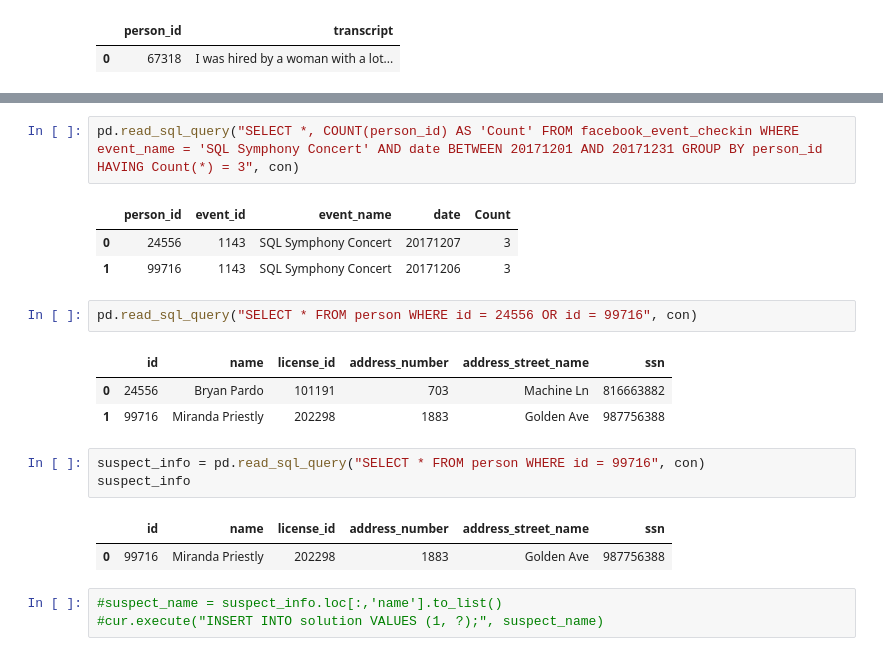
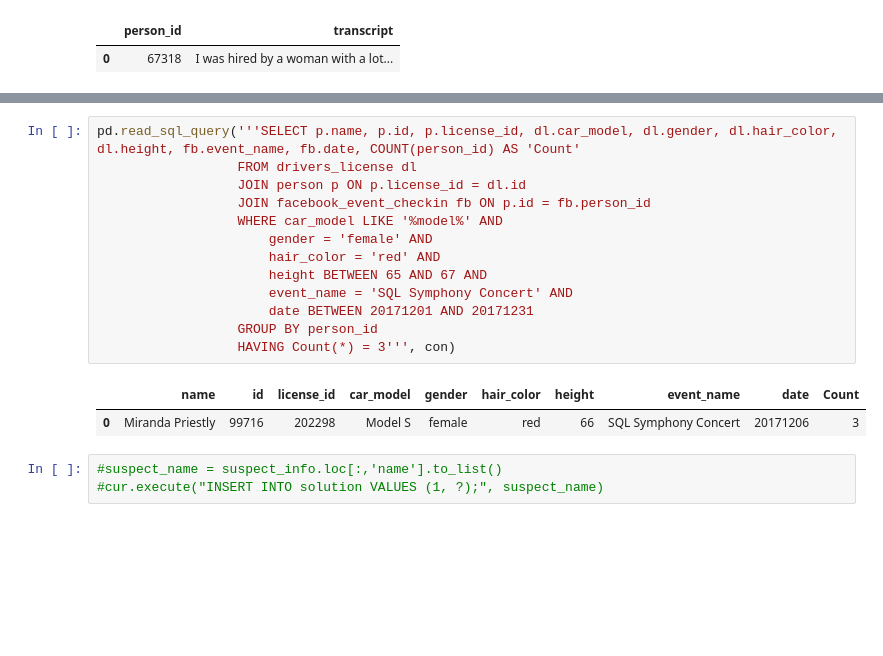
Before and after one commit to GabeNazario/SQL_Murder_Mystery, a Jupyter notebook: sql-murder-mystery.ipynb, the cells around one changed output, grey strips where cells are left out. Drawn from its saved outputs; the diff is of its cells as text; blank space fills up the shorter version.

```diff
--- a/sql-murder-mystery.ipynb
+++ b/sql-murder-mystery.ipynb
@@ -106,21 +102,19 @@ pd.read_sql_query("SELECT * FROM drivers_license WHERE car_model LIKE '%model%'
 # %%
-pd.read_sql_query("SELECT *, COUNT(person_id) AS 'Count' FROM facebook_event_checkin WHERE event_name = 'SQL Symphony Concert' AND date BETWEEN 20171201 AND 20171231 GROUP BY person_id HAVING Count(*) = 3", con)
+pd.read_sql_query('''SELECT p.name, p.id, p.license_id, dl.car_model, dl.gender, dl.hair_color, dl.height, fb.event_name, fb.date, COUNT(person_id) AS 'Count'
+                  FROM drivers_license dl
+                  JOIN person p ON p.license_id = dl.id
+                  JOIN facebook_event_checkin fb ON p.id = fb.person_id
+                  WHERE car_model LIKE '%model%' AND
+                      gender = 'female' AND
+                      hair_color = 'red' AND
+                      height BETWEEN 65 AND 67 AND
+                      event_name = 'SQL Symphony Concert' AND
+                      date BETWEEN 20171201 AND 20171231
+                  GROUP BY person_id
+                  HAVING Count(*) = 3''', con)
 # %% [output]
-|  | person_id | event_id | event_name | date | Count |
-| 0 | 24556 | 1143 | SQL Symphony Concert | 20171207 | 3 |
-| 1 | 99716 | 1143 | SQL Symphony Concert | 20171206 | 3 |
+|  | name | id | license_id | car_model | gender | hair_color | height | event_name | date | Count |
+| 0 | Miranda Priestly | 99716 | 202298 | Model S | female | red | 66 | SQL Symphony Concert | 20171206 | 3 |
-# %%
-pd.read_sql_query("SELECT * FROM person WHERE id = 24556 OR id = 99716", con)
-# %% [output]
-|  | id | name | license_id | address_number | address_street_name | ssn |
-| 0 | 24556 | Bryan Pardo | 101191 | 703 | Machine Ln | 816663882 |
-| 1 | 99716 | Miranda Priestly | 202298 | 1883 | Golden Ave | 987756388 |
-# %%
-suspect_info = pd.read_sql_query("SELECT * FROM person WHERE id = 99716", con)
-suspect_info
-# %% [output]
-|  | id | name | license_id | address_number | address_street_name | ssn |
-| 0 | 99716 | Miranda Priestly | 202298 | 1883 | Golden Ave | 987756388 |
 # %%
 #suspect_name = suspect_info.loc[:,'name'].to_list()
 #cur.execute("INSERT INTO solution VALUES (1, ?);", suspect_name)
```
Also changed, not shown: parts of 7 cells of this notebook.
